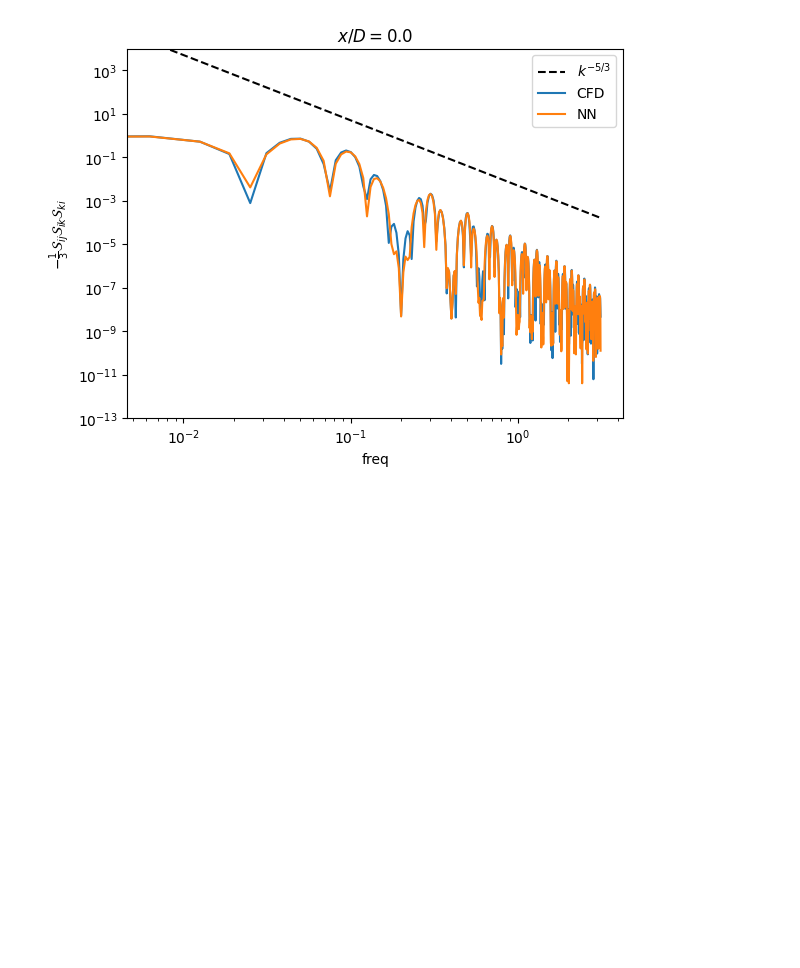
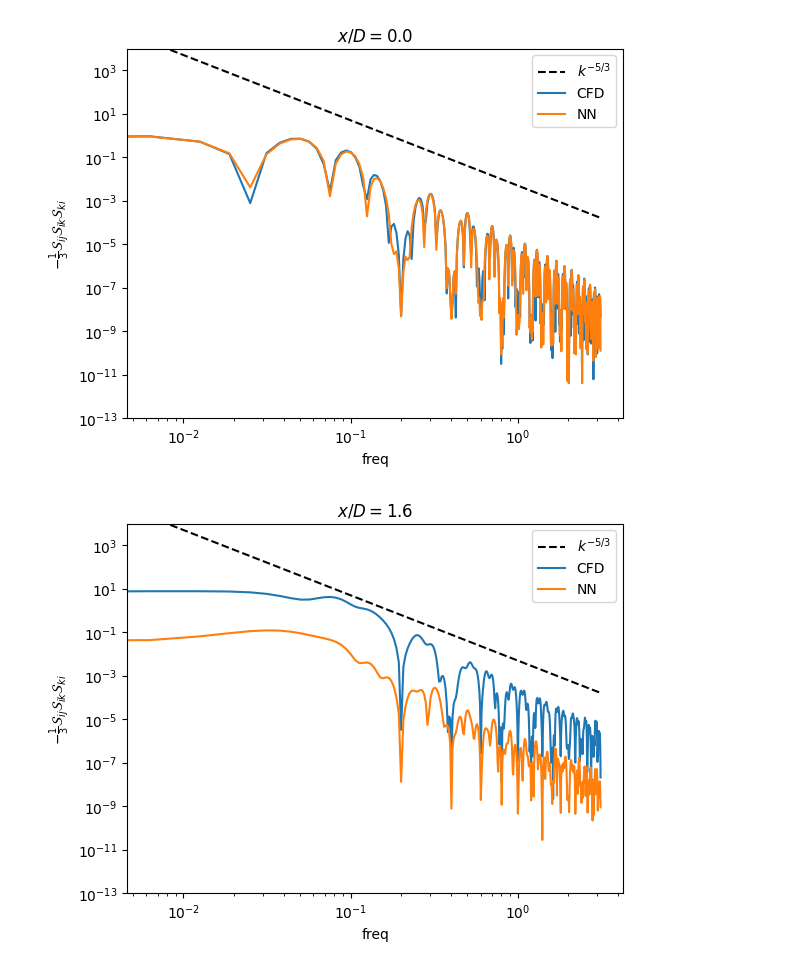
Before and after one commit to halimarefat/torchFOAM, a Jupyter notebook: Analysis/TraversewisePlot.ipynb, the cells around one changed output. Saved outputs shown, nothing was run; the diff lists cells and outputs as text; code cells hidden in the pictures; blank space fills up the shorter version.

```diff
--- a/Analysis/TraversewisePlot.ipynb
+++ b/Analysis/TraversewisePlot.ipynb
@@ -215,3 +215,7 @@ engPlot(nnC1_30.skewness.values, dynC1_30.skewness.values, r'$x/D=3.0$', r'$-\fr
 engPlot(nnC2_00.skewness.values, dynC2_00.skewness.values, r'$x/D=0.0$', r'$-\frac{1}{3}\mathcal{S}_{ij}\mathcal{S}_{ik}\mathcal{S}_{ki}$')
 # %% [output]
 [figure]
+# %%
+engPlot(nnC2_16.skewness.values, dynC2_16.skewness.values, r'$x/D=1.6$', r'$-\frac{1}{3}\mathcal{S}_{ij}\mathcal{S}_{ik}\mathcal{S}_{ki}$')
+# %% [output]
+[figure, added]
```
